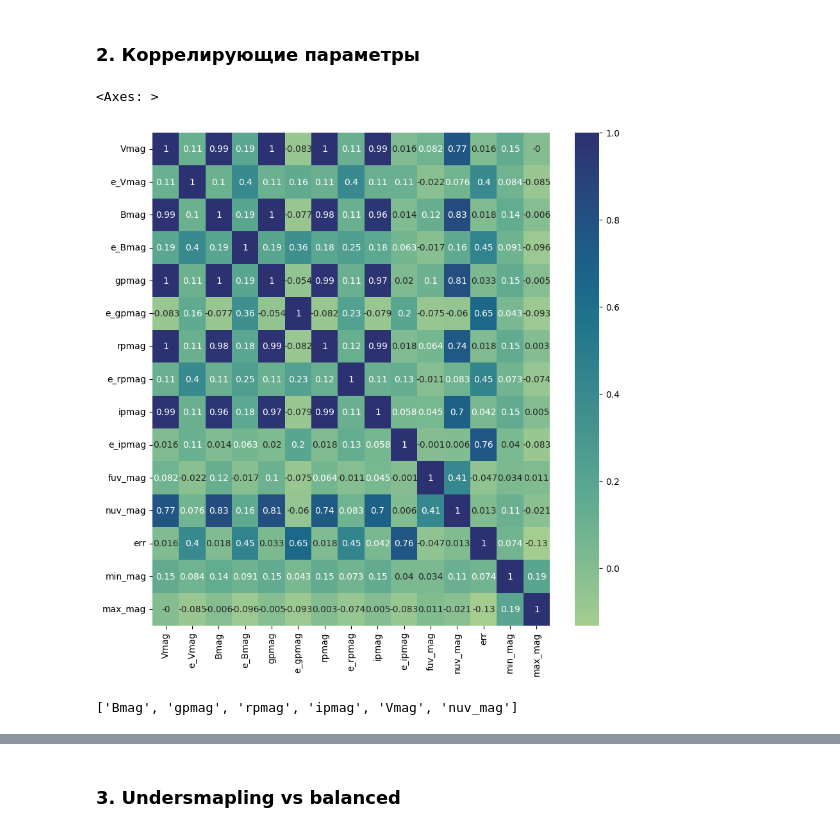
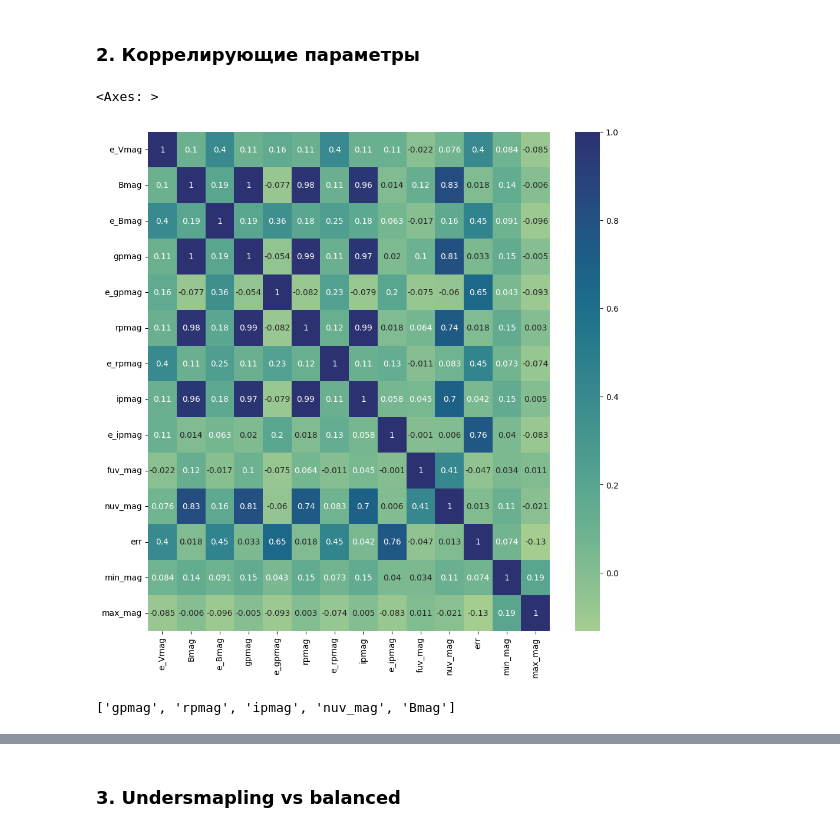
Before and after one commit to ArnautovPeter/Stellar-classification, a Jupyter notebook: src/rf.ipynb, the cells around one changed output, grey strips where cells are left out. Saved outputs shown, nothing was run; the diff lists cells and outputs as text; code cells hidden in the pictures.

```diff
--- a/src/rf.ipynb
+++ b/src/rf.ipynb
@@ -19,7 +19,7 @@ RS = 42
 # %% [markdown]
 ### 1. Разбиение данных
 # %%
-data = pd.read_csv("../data/whole_data.csv").iloc[:, 3:].drop("type", axis=1).dropna()
+data = pd.read_csv("../data/whole_data.csv").iloc[:, 4:].drop("type", axis=1).dropna()
 
 features, labels = data.drop("present", axis=1), data["present"]
 
@@ -57,13 +60,13 @@ F1:         0.6193293885601578
 # %% [markdown]
 ### 2. Коррелирующие параметры
 # %%
-plt.figure(figsize=(10, 10))
+plt.figure(figsize=(11, 11))
 
 corr = features.corr()
 sns.heatmap(corr.round(3), cmap="crest", annot=True)
 # %% [output]
 <Axes: >
-[figure, old version]
+[figure, new version]
 # %%
 candidates = []  # видно, что связаны одни и те же, поэтому одномерного списка достаточно
 treshold = 0.8
@@ -74,7 +77,7 @@ for row in corr.iterrows():
 
 candidates
 # %% [output]
-['Bmag', 'gpmag', 'rpmag', 'ipmag', 'Vmag', 'nuv_mag']
+['gpmag', 'rpmag', 'ipmag', 'nuv_mag', 'Bmag']
 # %%
 features_copy = features.copy()
 # хотя бы один из связанных должен остаться
```
Also changed, not shown: parts of 14 cells of this notebook, 3 other files.
